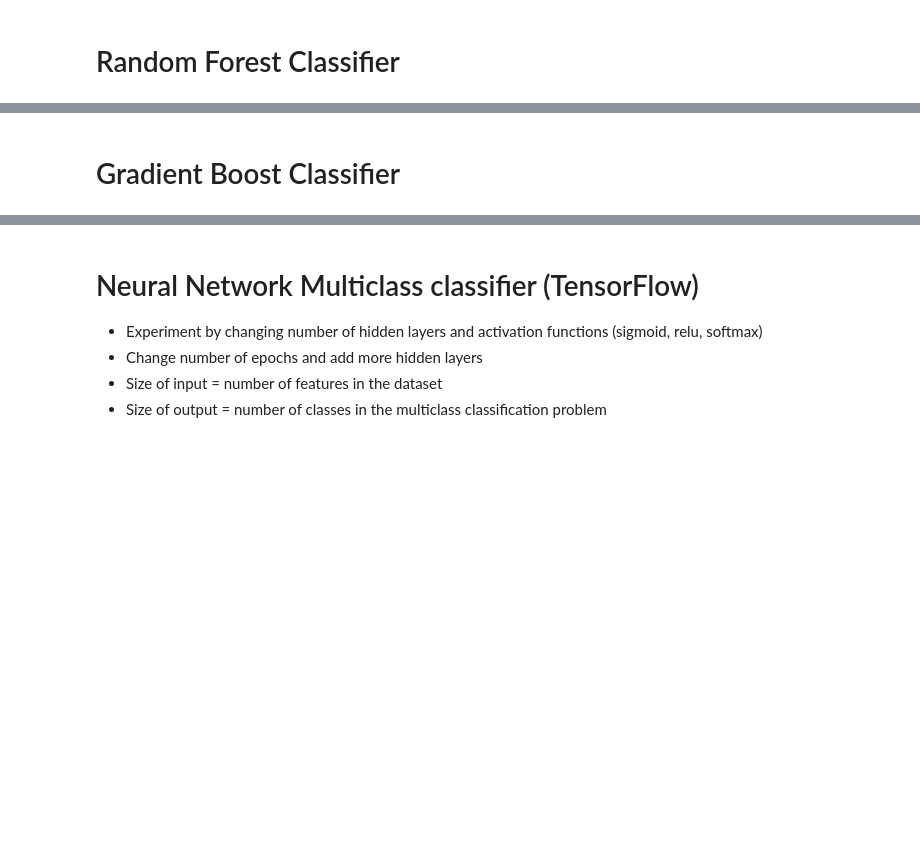
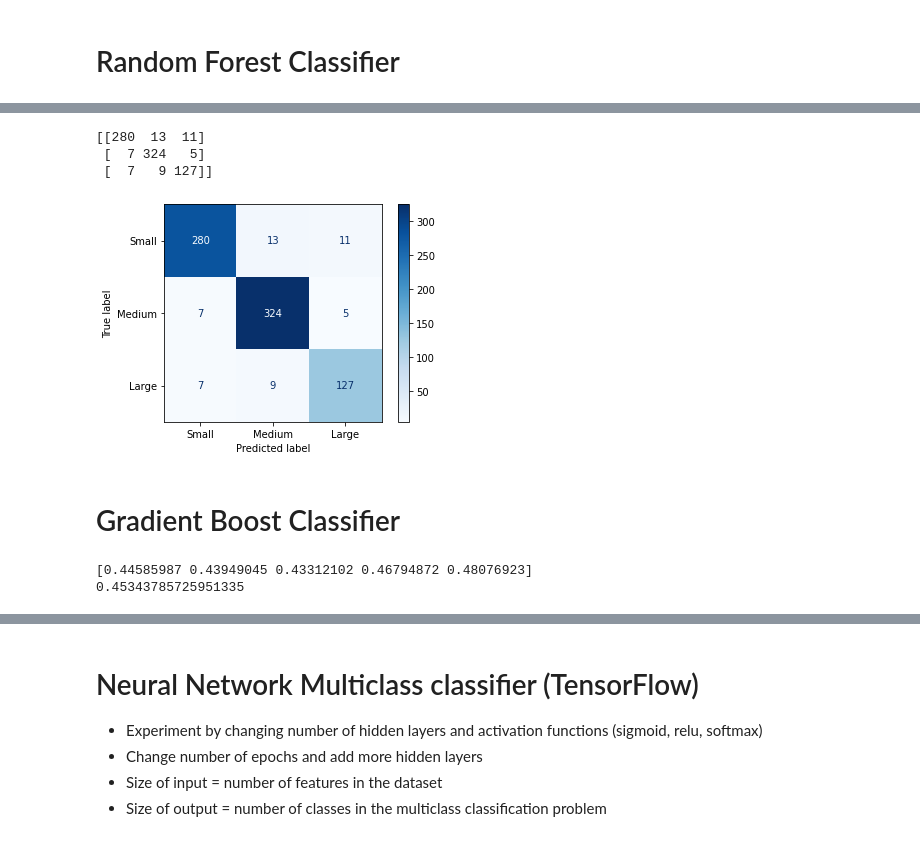
Before and after one commit to mnocerino23/Wildfire-Forecaster, a Jupyter notebook: Classifiers_3.ipynb, the cells around one changed output, grey strips where cells are left out. Cells and saved outputs as stored; diff of their text form; code cells hidden in the pictures; blank space fills up the shorter version.

```diff
--- a/Classifiers_3.ipynb
+++ b/Classifiers_3.ipynb
@@ -613,8 +666,28 @@ print(cv.mean())
+# %%
+class_labels = ['Small', 'Medium', 'Large']
+disp = ConfusionMatrixDisplay.from_estimator(
+        rf,
+        X_kbest,
+        y_train,
+        display_labels=class_labels,
+        cmap=plt.cm.Blues
+    )
+
+print(disp.confusion_matrix)
+plt.show()
+# %% [output]
+[[280  13  11]
+ [  7 324   5]
+ [  7   9 127]]
+[figure, added]
 # %% [markdown]
 # Gradient Boost Classifier
 # %%
 from sklearn.ensemble import GradientBoostingClassifier
-gb = GradientBoostingClassifier()
+gb = GradientBoostingClassifier().fit(X_kbest,y_train)
 cv = cross_val_score(gb, X_kbest, y_train, cv = 5)
 print(cv)
 print(cv.mean())
+# %% [output]
+[0.44585987 0.43949045 0.43312102 0.46794872 0.48076923]
+0.45343785725951335
```
Also changed, not shown: parts of 12 cells of this notebook.
